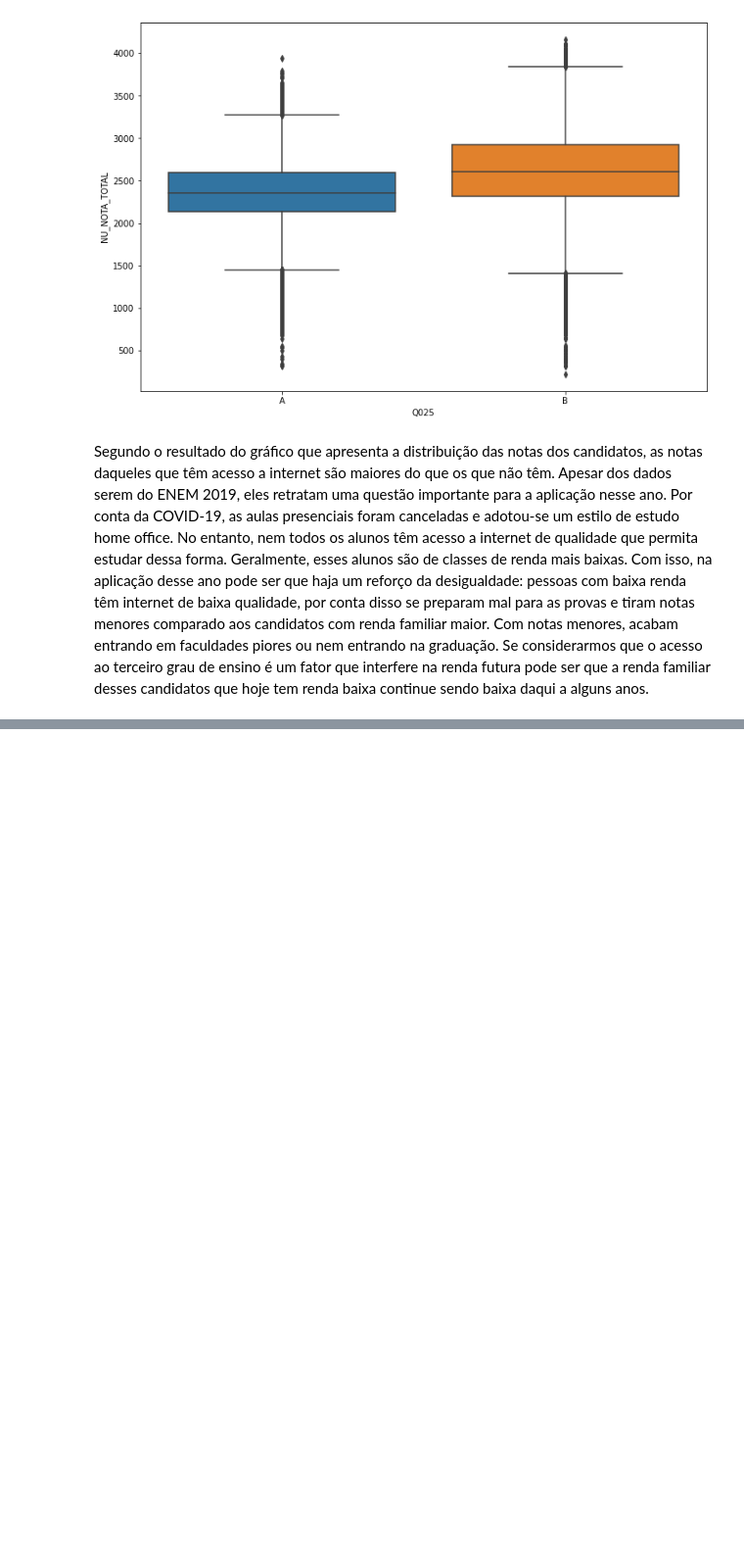
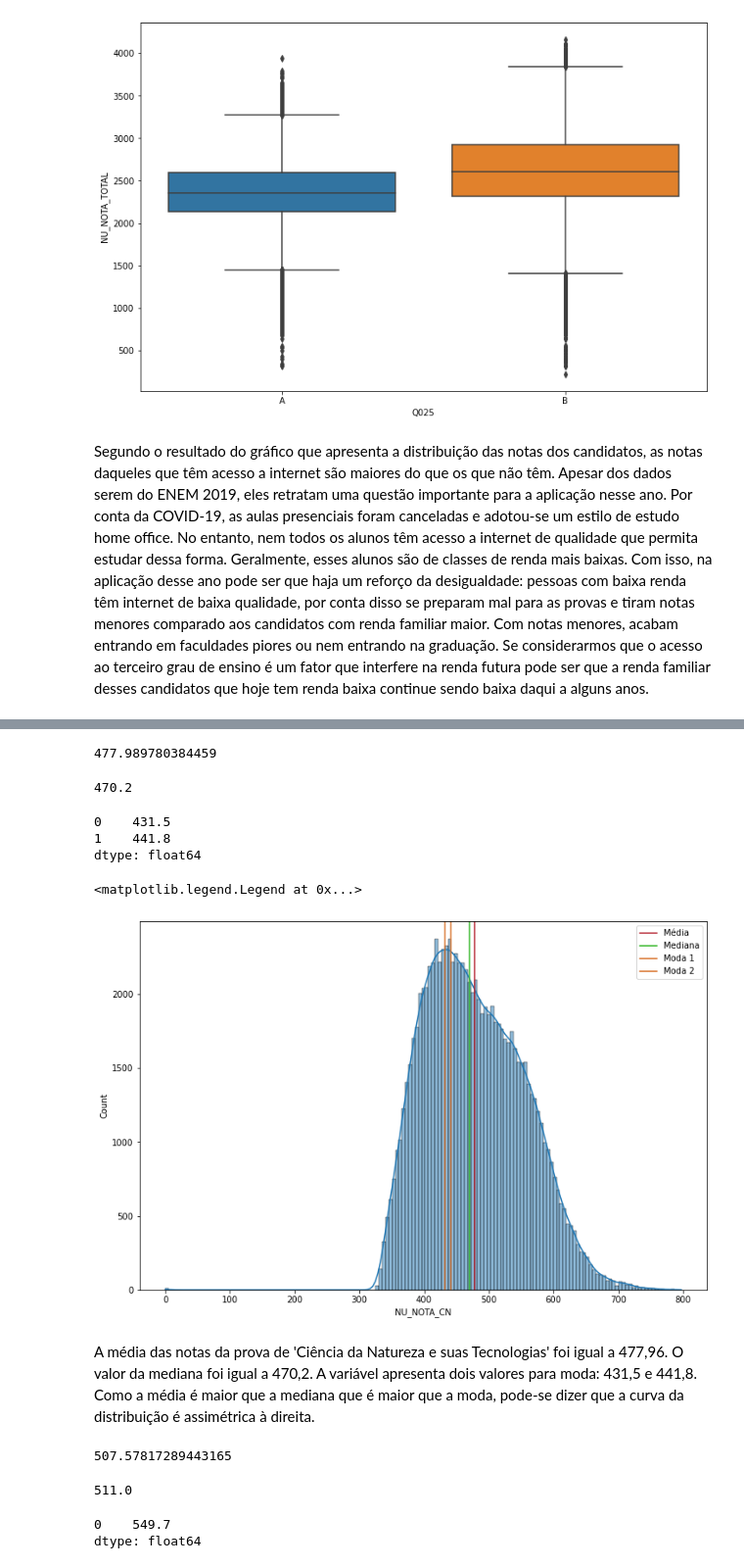
Before and after one commit to agostinhodesena/Imersao_Dados_Alura, a Jupyter notebook: Desafios_Imersao.ipynb, the cells around one changed output, grey strips where cells are left out. Shown at 98% size. Drawn from its saved outputs; the diff is of its cells as text; code cells hidden in the pictures; blank space fills up the shorter version.

```diff
--- a/Desafios_Imersao.ipynb
+++ b/Desafios_Imersao.ipynb
@@ -404,0 +485,31 @@ Segundo o resultado do gráfico que apresenta a distribuição das notas dos can
+# %%
+cn_media = dados_sem_notas_zero['NU_NOTA_CN'].mean()
+cn_mediana = dados_sem_notas_zero['NU_NOTA_CN'].median()
+cn_moda = dados_sem_notas_zero['NU_NOTA_CN'].mode()
+# %%
+cn_media
+# %% [output]
+477.989780384459
+# %%
+cn_mediana
+# %% [output]
+470.2
+# %%
+cn_moda
+# %% [output]
+0    431.5
+1    441.8
+dtype: float64
+# %%
+plt.figure(figsize=(12,8))
+sns.histplot(dados_sem_notas_zero['NU_NOTA_CN'], kde=True)
+plt.axvline(x=cn_media, color='#B41F2C', label='Média')
+plt.axvline(x=cn_mediana, color='#2CB41F', label='Mediana')
+plt.axvline(x=cn_moda[0], color='#D86F25', label='Moda 1')
+plt.axvline(x=cn_moda[1], color='#D86F25', label='Moda 2')
+plt.legend()
+# %% [output]
+<matplotlib.legend.Legend at 0x...>
+[figure, added]
+# %% [markdown]
+A média das notas da prova de 'Ciência da Natureza e suas Tecnologias' foi igual a 477,96. O valor da mediana foi igual a 470,2. A variável apresenta dois valores para moda: 431,5 e 441,8. Como a média é maior que a mediana que é maior que a moda, pode-se dizer que a curva da distribuição é assimétrica à direita.
@@ -404,0 +520,13 @@ Segundo o resultado do gráfico que apresenta a distribuição das notas dos can
+# %%
+ch_media
+# %% [output]
+507.57817289443165
+# %%
+ch_mediana
+# %% [output]
+511.0
+# %%
+ch_moda
+# %% [output]
+0    549.7
+dtype: float64
```
Also changed, not shown: parts of 108 cells of this notebook.
